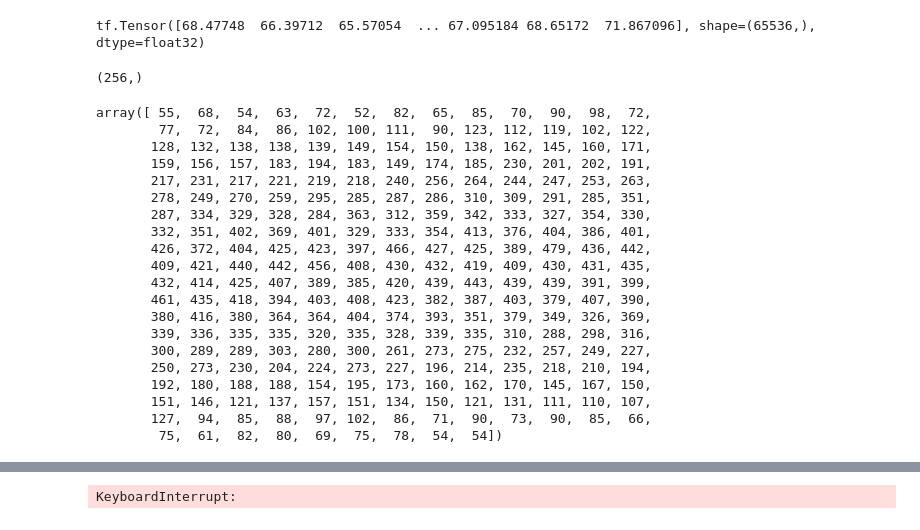
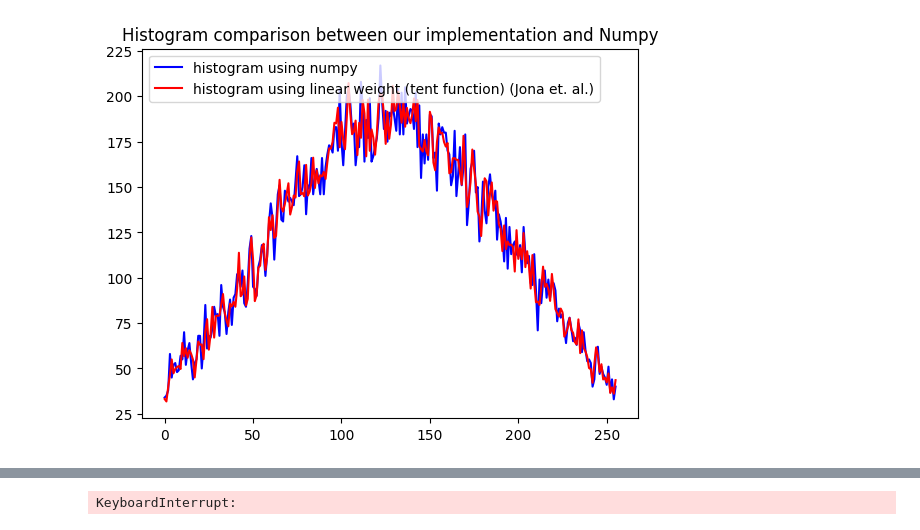
Before and after one commit to minkichunm/master_thesis, a Jupyter notebook: NN_param_compression.ipynb, the cells around one changed output, grey strips where cells are left out. Drawn from its saved outputs; the diff is of its cells as text; code cells hidden in the pictures.

```diff
--- a/NN_param_compression.ipynb
+++ b/NN_param_compression.ipynb
@@ -35,12 +35,12 @@ import numpy as np
 kernel_initializer = 'he_normal'
 activation = "relu"
 
-def get_model(chs=256):
+def get_model(chs=128):
     shape=(28,28,1)
 
     inputs = Input(shape)
     layer = Flatten()(inputs)
-    layer = Dense(units=chs, activation=activation, kernel_initializer=kernel_initializer)(layer)
+    layer = Dense(units=chs*2, activation=activation, kernel_initializer=kernel_initializer)(layer)
     layer = Dense(units=chs, activation=activation, kernel_initializer=kernel_initializer)(layer)
     output = Dense(10, activation='linear', use_bias=True, kernel_initializer=kernel_initializer)(layer)
 
@@ -307,11 +194,6 @@ compNN.compile(optimizer, loss=keras.losses.SparseCategoricalCrossentropy(from_l
 # %%
-min_h, max_h = calculate_entropy_range(model.layers[3].variables[0])
-our_h=calculate_histogram(model.layers[3].variables[0], min_h, max_h)
+from histogram import visualize_histogram
+variables=model.layers[3].variables[0]
+visualize_histogram(variables)
 # %% [output]
-tf.Tensor([68.47748  66.39712  65.57054  ... 67.095184 68.65172  71.867096], shape=(65536,), dtype=float32)
+[figure, added]
-# %%
-np_h=np.histogram(model.layers[3].variables[0], bins=256) # shape 256 * 257
-np_h[0]
-print(np_h[0].shape)
-# %% [output]
-(256,)
@@ -320,23 +199,0 @@ our_h = tf.reshape(our_h,(-1,1))
-# %%
-np_h[0]
-# %% [output]
-array([ 55,  68,  54,  63,  72,  52,  82,  65,  85,  70,  90,  98,  72,
-        77,  72,  84,  86, 102, 100, 111,  90, 123, 112, 119, 102, 122,
-       128, 132, 138, 138, 139, 149, 154, 150, 138, 162, 145, 160, 171,
-       159, 156, 157, 183, 194, 183, 149, 174, 185, 230, 201, 202, 191,
-       217, 231, 217, 221, 219, 218, 240, 256, 264, 244, 247, 253, 263,
-       278, 249, 270, 259, 295, 285, 287, 286, 310, 309, 291, 285, 351,
-       287, 334, 329, 328, 284, 363, 312, 359, 342, 333, 327, 354, 330,
-       332, 351, 402, 369, 401, 329, 333, 354, 413, 376, 404, 386, 401,
-       426, 372, 404, 425, 423, 397, 466, 427, 425, 389, 479, 436, 442,
-       409, 421, 440, 442, 456, 408, 430, 432, 419, 409, 430, 431, 435,
-       432, 414, 425, 407, 389, 385, 420, 439, 443, 439, 439, 391, 399,
-       461, 435, 418, 394, 403, 408, 423, 382, 387, 403, 379, 407, 390,
-       380, 416, 380, 364, 364, 404, 374, 393, 351, 379, 349, 326, 369,
-       339, 336, 335, 335, 320, 335, 328, 339, 335, 310, 288, 298, 316,
-       300, 289, 289, 303, 280, 300, 261, 273, 275, 232, 257, 249, 227,
-       250, 273, 230, 204, 224, 273, 227, 196, 214, 235, 218, 210, 194,
-       192, 180, 188, 188, 154, 195, 173, 160, 162, 170, 145, 167, 150,
-       151, 146, 121, 137, 157, 151, 134, 150, 121, 131, 111, 110, 107,
-       127,  94,  85,  88,  97, 102,  86,  71,  90,  73,  90,  85,  66,
-        75,  61,  82,  80,  69,  75,  78,  54,  54])
```
Also changed, not shown: parts of 12 cells of this notebook, 2 other files.
